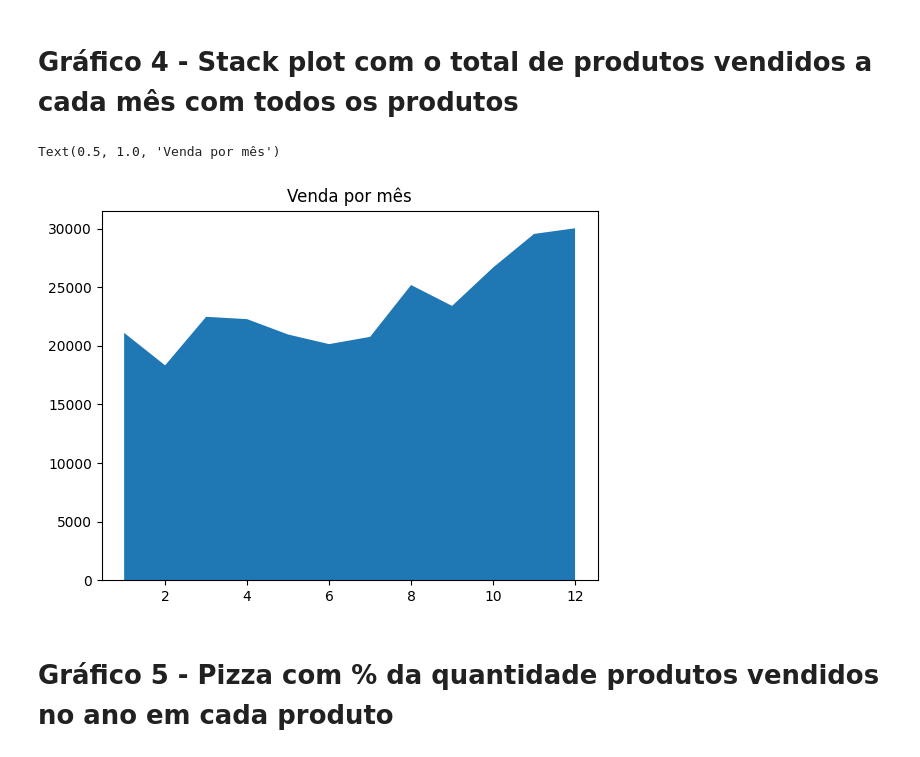
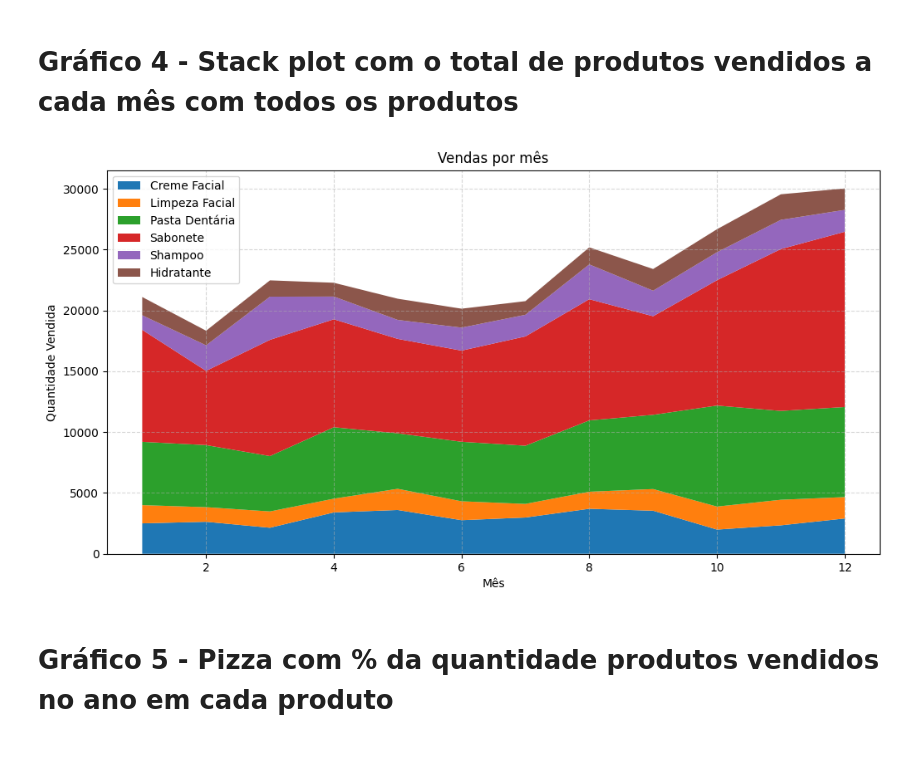
Before and after one commit to EricDonat0/exercicios-pi-iv, a Jupyter notebook: 3- Vendas matplot/Matplot.ipynb, the cells around one changed output. Drawn from its saved outputs; the diff is of its cells as text; code cells hidden in the pictures.

```diff
--- a/3- Vendas matplot/Matplot.ipynb
+++ b/3- Vendas matplot/Matplot.ipynb
@@ -63,18 +63,24 @@ Text(0.5, 1.0, 'Creme Facial X Limpeza Facial')
 [figure]
 # %% [markdown]
 # Gráfico 4 - Stack plot com o total de produtos vendidos a cada mês com todos os produtos
-# %%
-num_mes = mes
-produtos = creme_facial + limpeza_facial + pasta_dentaria + sabonete + shampoo + hidratante
-
-fig, ax = plt.subplots()
-
-ax.stackplot(num_mes, produtos)
-
-ax.set_title('Venda por mês')
-# %% [output]
-Text(0.5, 1.0, 'Venda por mês')
-[figure, removed]
+# %%
+num_mes = mes
+
+fig, ax = plt.subplots(figsize=(12,6))
+
+ax.stackplot(num_mes, creme_facial, limpeza_facial, pasta_dentaria, sabonete, shampoo, hidratante,
+             labels=["Creme Facial", "Limpeza Facial", "Pasta Dentária", "Sabonete", "Shampoo", "Hidratante"],
+             colors=plt.get_cmap('tab10').colors)
+
+ax.set_title('Vendas por mês')
+ax.set_xlabel('Mês')
+ax.set_ylabel('Quantidade Vendida')
+ax.legend(loc='upper left')
+ax.grid(True, linestyle='--', alpha=0.5)
+
+plt.show()
+# %% [output]
+[figure, added]
 # %% [markdown]
 #  Gráfico 5 - Pizza com % da quantidade produtos vendidos no ano em cada produto
 # %%
```
Also changed, not shown: parts of 1 cell of this notebook.
